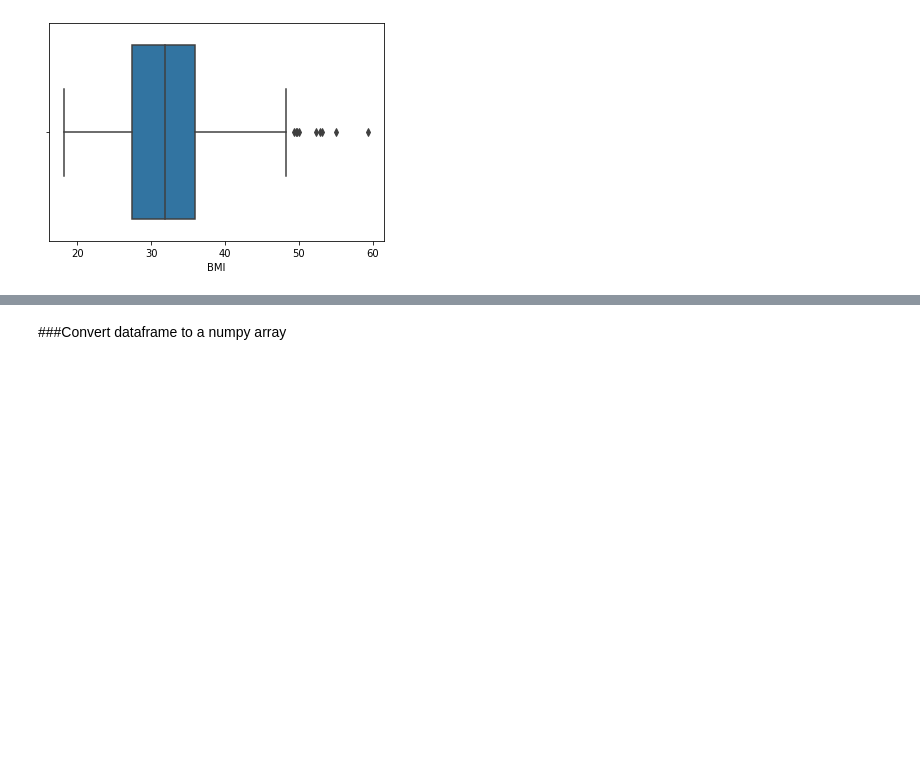
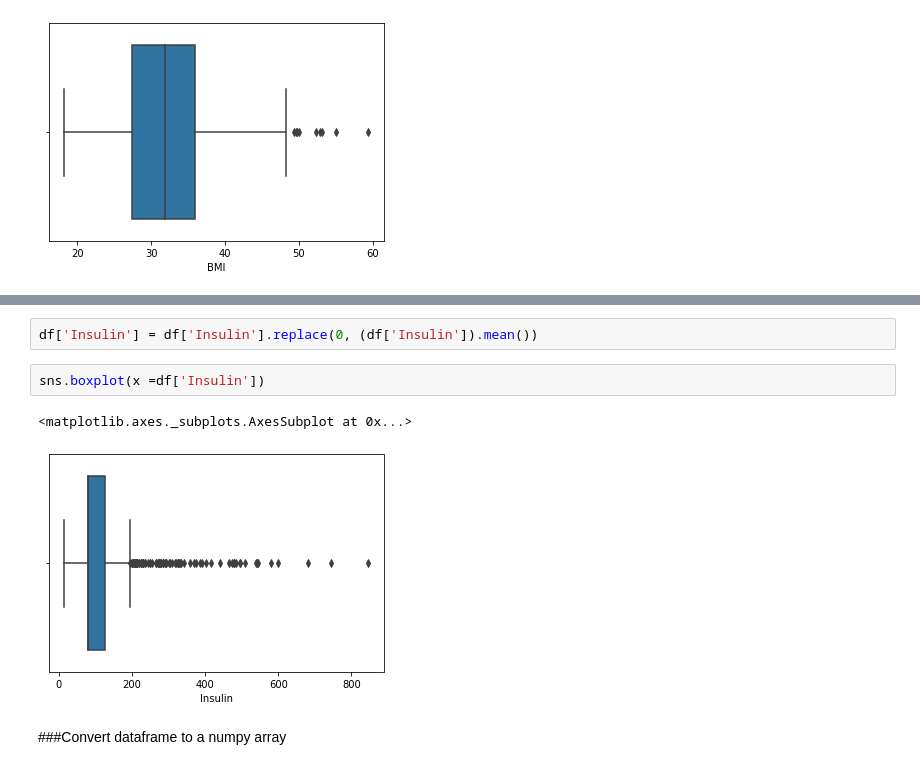
Before and after one commit to araghuwanshi19/pima_indians_diabetes_classification, a Jupyter notebook: pima_indians_diabetes_classification.ipynb, the cells around one changed output, grey strips where cells are left out. Cells and saved outputs as stored; diff of their text form; blank space fills up the shorter version.

```diff
--- a/pima_indians_diabetes_classification.ipynb
+++ b/pima_indians_diabetes_classification.ipynb
@@ -227,3 +278,10 @@ sns.boxplot(x =df['BMI'])
+# %%
+df['Insulin'] = df['Insulin'].replace(0, (df['Insulin']).mean())
+# %%
+sns.boxplot(x =df['Insulin'])
+# %% [output]
+<matplotlib.axes._subplots.AxesSubplot at 0x...>
+[figure, added]
 # %% [markdown]
 ###Convert dataframe to a numpy array
 # %%
```
Also changed, not shown: parts of 16 cells of this notebook.
